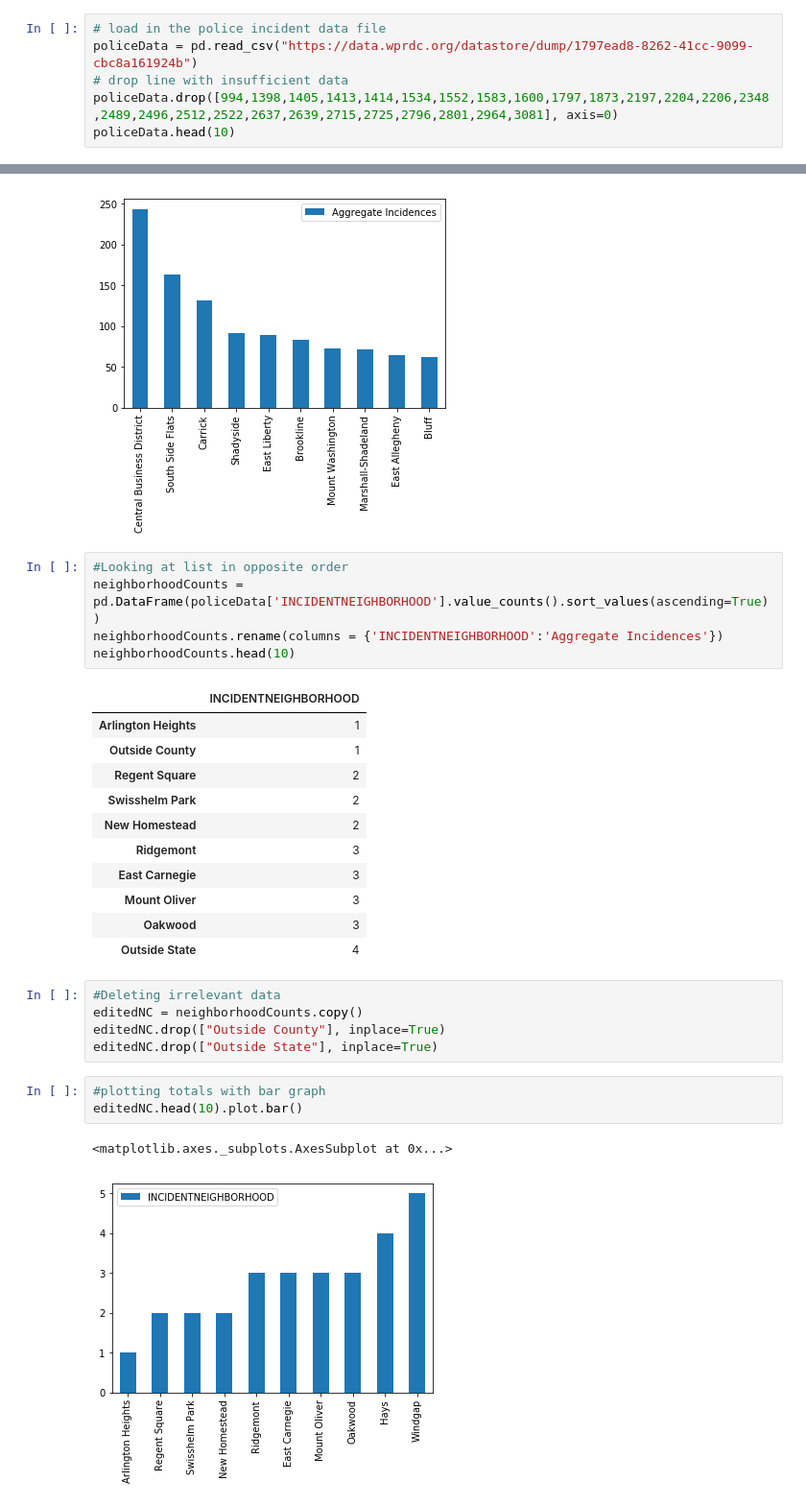
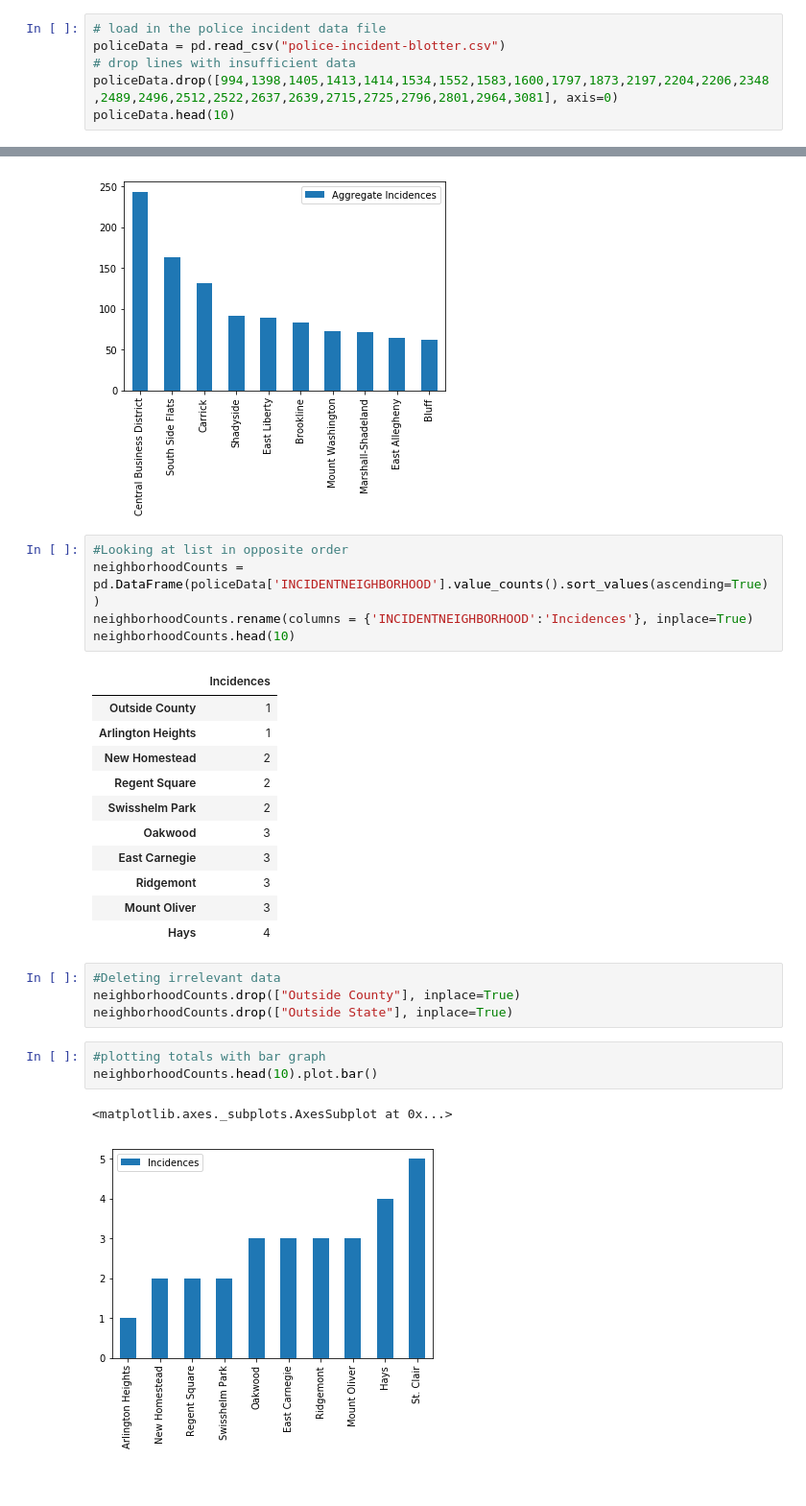
Before and after one commit to alucchitti/BigIdeasFinal, a Jupyter notebook: final-project.ipynb, the cells around one changed output, grey strips where cells are left out. Shown: that part at 96% size. Saved outputs shown, nothing was run; the diff lists cells and outputs as text.

Commit message:
Updates to files AND adding more data

```diff
--- a/final-project.ipynb
+++ b/final-project.ipynb
@@ -12,7 +13,7 @@ import numpy as np
 # %%
 # load in the police incident data file
-policeData = pd.read_csv("https://data.wprdc.org/datastore/dump/1797ead8-8262-41cc-9099-cbc8a161924b")
-# drop line with insufficient data
+policeData = pd.read_csv("police-incident-blotter.csv")
+# drop lines with insufficient data
 policeData.drop([994,1398,1405,1413,1414,1534,1552,1583,1600,1797,1873,2197,2204,2206,2348,2489,2496,2512,2522,2637,2639,2715,2725,2796,2801,2964,3081], axis=0)
 policeData.head(10)
 # %% [output]
@@ -53,31 +54,30 @@ neighborhoodCounts.head(10).plot.bar()
 # %%
 #Looking at list in opposite order
 neighborhoodCounts = pd.DataFrame(policeData['INCIDENTNEIGHBORHOOD'].value_counts().sort_values(ascending=True))
-neighborhoodCounts.rename(columns = {'INCIDENTNEIGHBORHOOD':'Aggregate Incidences'})
+neighborhoodCounts.rename(columns = {'INCIDENTNEIGHBORHOOD':'Incidences'}, inplace=True)
 neighborhoodCounts.head(10)
 # %% [output]
-|  | INCIDENTNEIGHBORHOOD |
+|  | Incidences |
+| Outside County | 1 |
 | Arlington Heights | 1 |
-| Outside County | 1 |
+| New Homestead | 2 |
 | Regent Square | 2 |
 | Swisshelm Park | 2 |
-| New Homestead | 2 |
+| Oakwood | 3 |
+| East Carnegie | 3 |
 | Ridgemont | 3 |
-| East Carnegie | 3 |
 | Mount Oliver | 3 |
-| Oakwood | 3 |
-| Outside State | 4 |
+| Hays | 4 |
 # %%
 #Deleting irrelevant data
-editedNC = neighborhoodCounts.copy()
-editedNC.drop(["Outside County"], inplace=True)
-editedNC.drop(["Outside State"], inplace=True)
+neighborhoodCounts.drop(["Outside County"], inplace=True)
+neighborhoodCounts.drop(["Outside State"], inplace=True)
 # %%
 #plotting totals with bar graph
-editedNC.head(10).plot.bar()
+neighborhoodCounts.head(10).plot.bar()
 # %% [output]
 <matplotlib.axes._subplots.AxesSubplot at 0x...>
-[figure, old version]
+[figure, new version]
 # %%
 # What are the most popular incidents?
 offenseCounts = pd.DataFrame(policeData['INCIDENTHIERARCHYDESC'].value_counts().sort_values(ascending=False))
```
Also changed, not shown: parts of 23 cells of this notebook, 2 other files.
